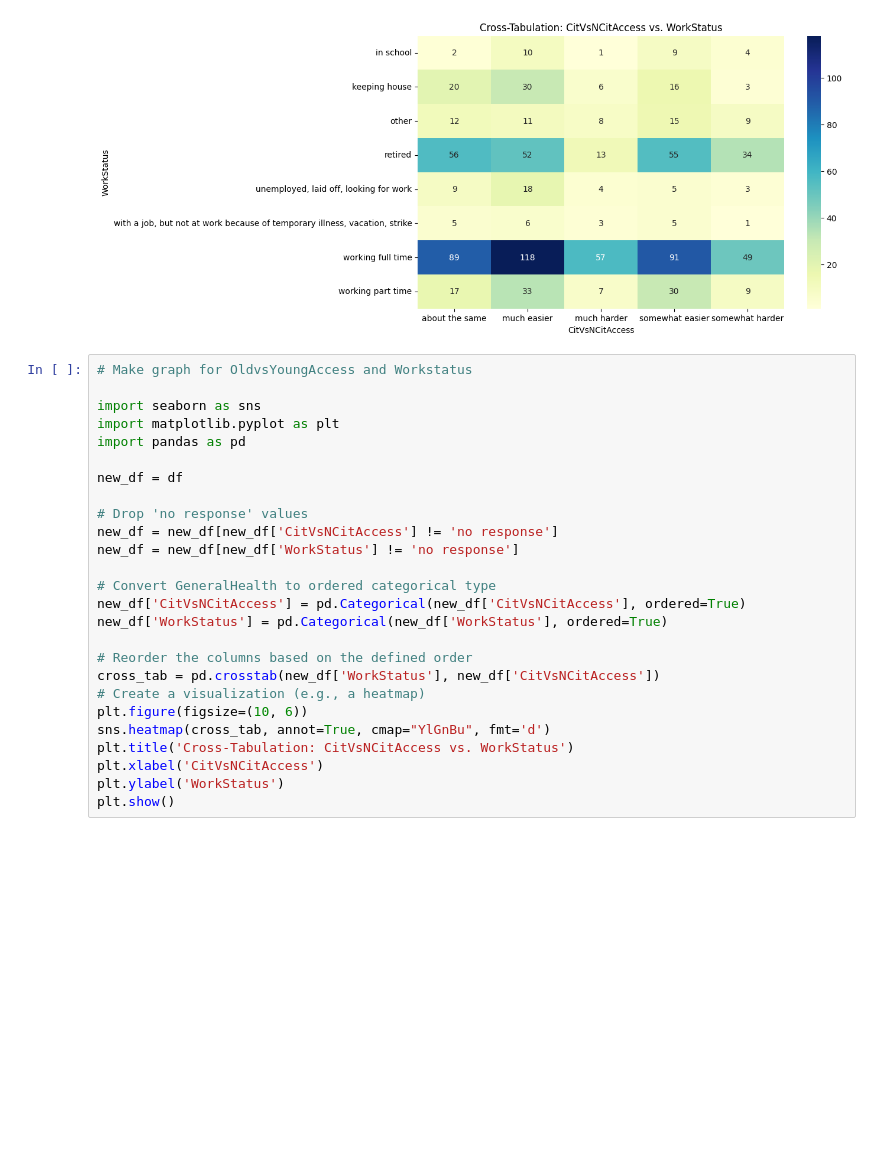
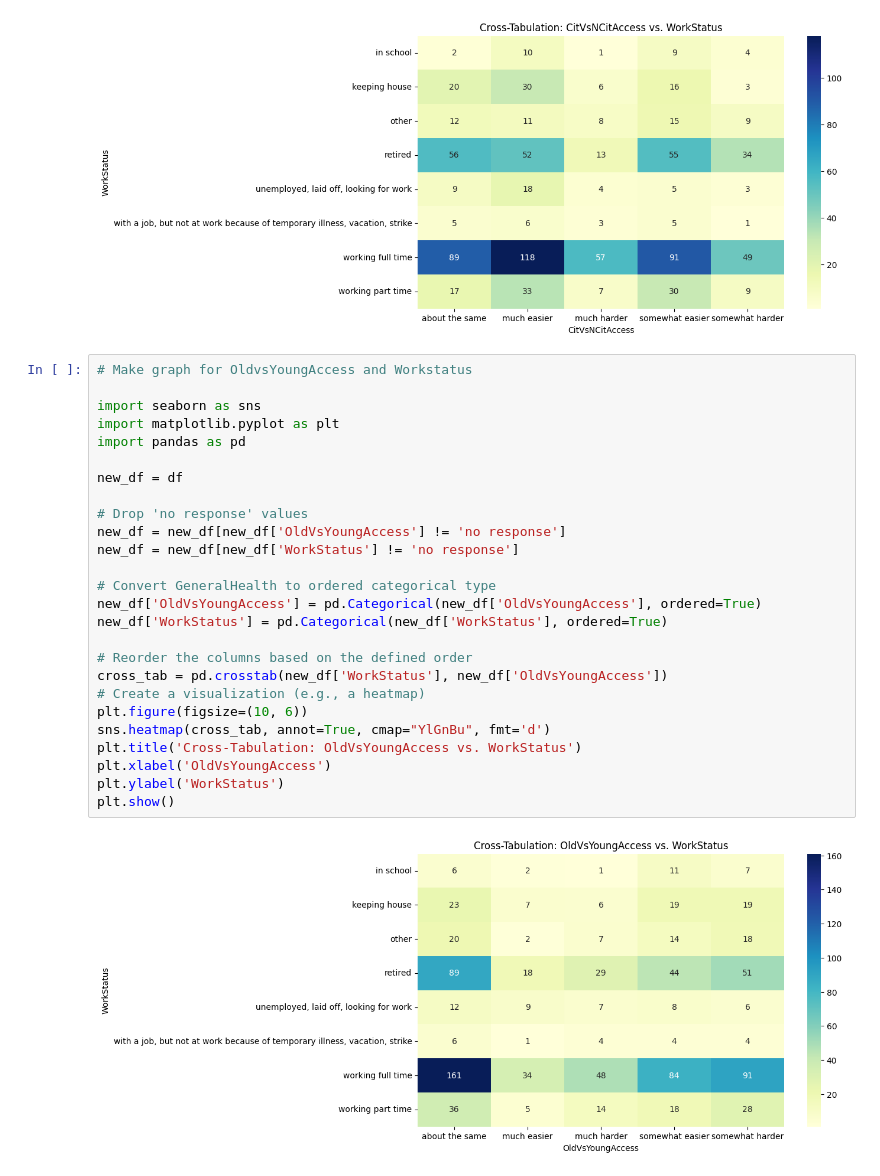
Before and after one commit to DS3001/group8, a Jupyter notebook: Untitled-1.ipynb, the cells around one changed output. Cells and saved outputs as stored; diff of their text form; blank space fills up the shorter version.

```diff
--- a/Untitled-1.ipynb
+++ b/Untitled-1.ipynb
@@ -1296,26 +1296,28 @@ plt.show()
 # %%
 # Make graph for OldvsYoungAccess and Workstatus
 
 import seaborn as sns
 import matplotlib.pyplot as plt
 import pandas as pd
 
 new_df = df
 
 # Drop 'no response' values
-new_df = new_df[new_df['CitVsNCitAccess'] != 'no response']
+new_df = new_df[new_df['OldVsYoungAccess'] != 'no response']
 new_df = new_df[new_df['WorkStatus'] != 'no response']
 
 # Convert GeneralHealth to ordered categorical type
-new_df['CitVsNCitAccess'] = pd.Categorical(new_df['CitVsNCitAccess'], ordered=True)
+new_df['OldVsYoungAccess'] = pd.Categorical(new_df['OldVsYoungAccess'], ordered=True)
 new_df['WorkStatus'] = pd.Categorical(new_df['WorkStatus'], ordered=True)
 
 # Reorder the columns based on the defined order
-cross_tab = pd.crosstab(new_df['WorkStatus'], new_df['CitVsNCitAccess'])
+cross_tab = pd.crosstab(new_df['WorkStatus'], new_df['OldVsYoungAccess'])
 # Create a visualization (e.g., a heatmap)
 plt.figure(figsize=(10, 6))
 sns.heatmap(cross_tab, annot=True, cmap="YlGnBu", fmt='d')
-plt.title('Cross-Tabulation: CitVsNCitAccess vs. WorkStatus')
-plt.xlabel('CitVsNCitAccess')
+plt.title('Cross-Tabulation: OldVsYoungAccess vs. WorkStatus')
+plt.xlabel('OldVsYoungAccess')
 plt.ylabel('WorkStatus')
 plt.show()
+# %% [output]
+[figure, added]
```
